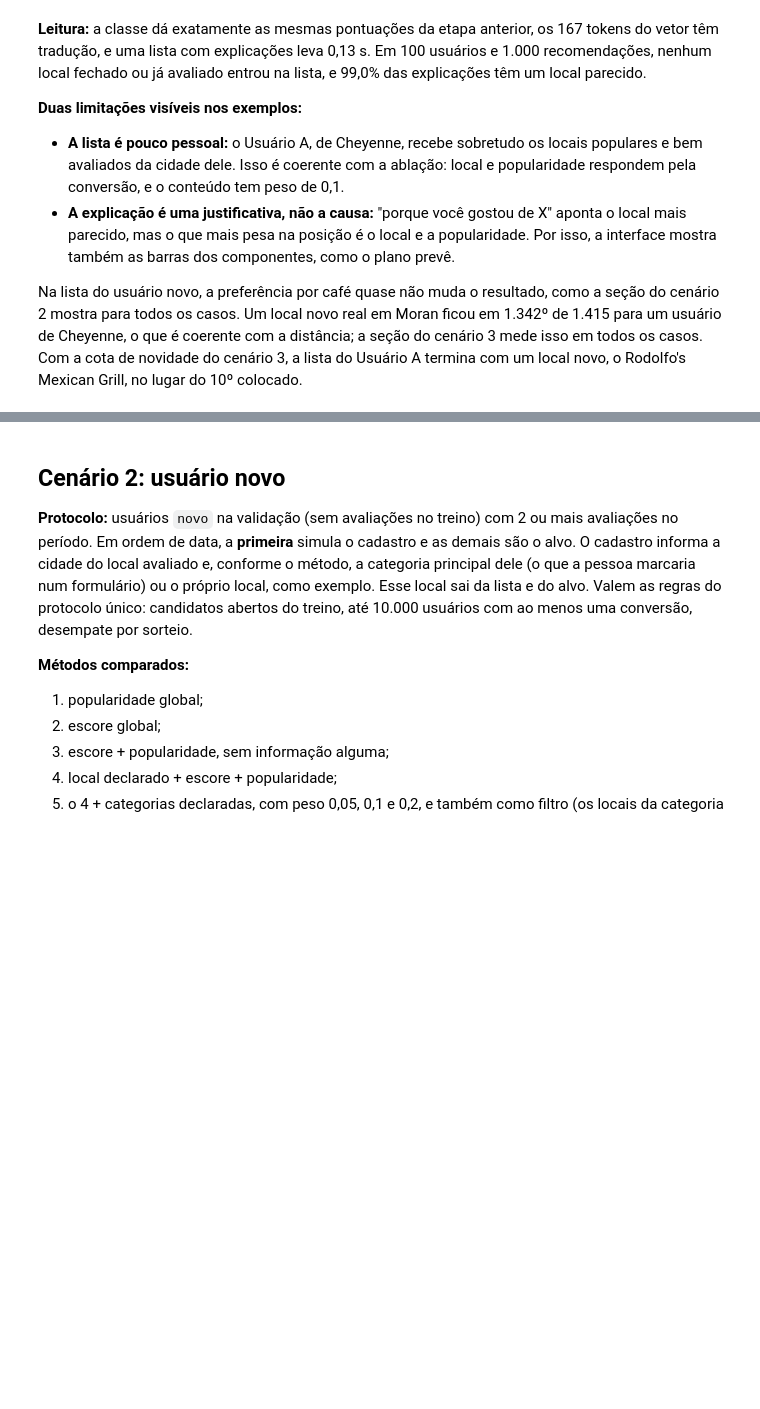
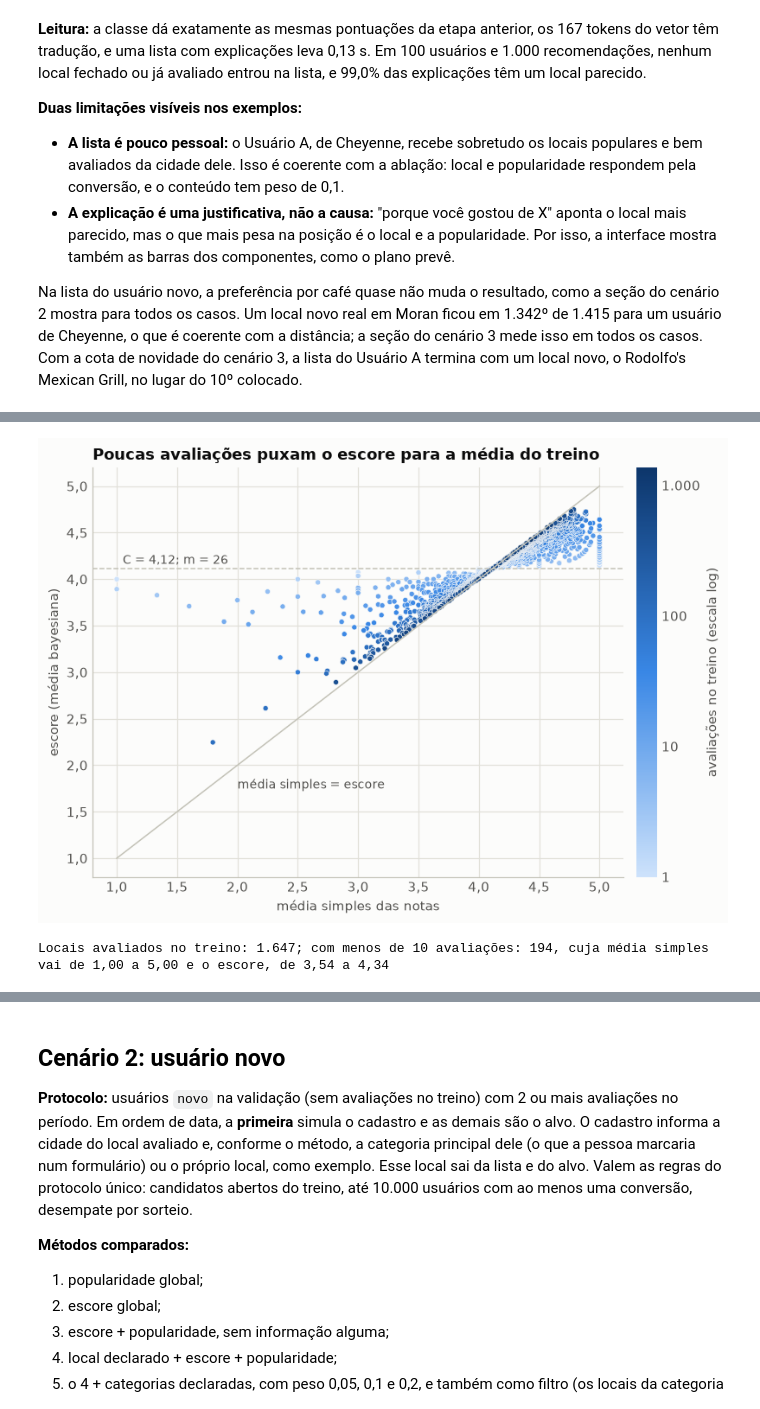
Before and after one commit to Chelughini/sistema-recomendacao-t1, a Jupyter notebook: 03_modelo.ipynb, the cells around one changed output, grey strips where cells are left out. Drawn from its saved outputs; the diff is of its cells as text; code cells hidden in the pictures; blank space fills up the shorter version.

```diff
--- a/03_modelo.ipynb
+++ b/03_modelo.ipynb
@@ -917,0 +942,33 @@ Na lista do usuário novo, a preferência por café quase não muda o resultado,
+# %%
+escores_finais = recomendador.escores
+avaliados_finais = escores_finais[escores_finais["avaliacoes"] > 0]
+C_final, m_final = recomendador.parametros["C"], recomendador.parametros["m"]
+figura, eixo = plt.subplots(figsize=(7.5, 5.2))
+ordem_figura = avaliados_finais.sort_values("avaliacoes")
+pontos = eixo.scatter(
+    ordem_figura["media"], ordem_figura["escore"], c=ordem_figura["avaliacoes"], cmap=ESCALA_SEQUENCIAL,
+    norm=LogNorm(vmin=1, vmax=ordem_figura["avaliacoes"].max()), s=16, linewidths=0.4, edgecolors=COR_FUNDO,
+)
+eixo.plot([1, 5], [1, 5], color=COR_EIXO, linewidth=1)
+eixo.axhline(C_final, color=COR_EIXO, linewidth=1, linestyle="--")
+eixo.annotate(f"C = {numero_br(C_final, 2)}; m = {numero_br(m_final)}", (1.05, C_final + 0.05), color=COR_TEXTO_SECUNDARIO, fontsize=9)
+eixo.annotate("média simples = escore", (2.0, 1.75), color=COR_TEXTO_SECUNDARIO, fontsize=9)
+barra = figura.colorbar(pontos, ax=eixo, pad=0.02)
+barra.set_label("avaliações no treino (escala log)")
+barra.outline.set_visible(False)
+barra.set_ticks([1, 10, 100, 1000], labels=["1", "10", "100", "1.000"])
+barra.minorticks_off()
+eixo.set_xlabel("média simples das notas")
+eixo.set_ylabel("escore (média bayesiana)")
+eixo.set_title("Poucas avaliações puxam o escore para a média do treino")
+eixo_br(eixo.xaxis, 1)
+eixo_br(eixo.yaxis, 1)
+figura.tight_layout()
+salvar(figura, "30_escore_bayesiano")
+plt.show()
+poucos = avaliados_finais[avaliados_finais["avaliacoes"] < 10]
+print(f"Locais avaliados no treino: {inteiro(len(avaliados_finais))}; com menos de 10 avaliações: {inteiro(len(poucos))}, "
+      f"cuja média simples vai de {numero_br(poucos['media'].min(), 2)} a {numero_br(poucos['media'].max(), 2)} e o escore, de {numero_br(poucos['escore'].min(), 2)} a {numero_br(poucos['escore'].max(), 2)}")
+# %% [output]
+[figure, added]
+Locais avaliados no treino: 1.647; com menos de 10 avaliações: 194, cuja média simples vai de 1,00 a 5,00 e o escore, de 3,54 a 4,34
```
Also changed, not shown: parts of 15 cells of this notebook, 5 other files.
